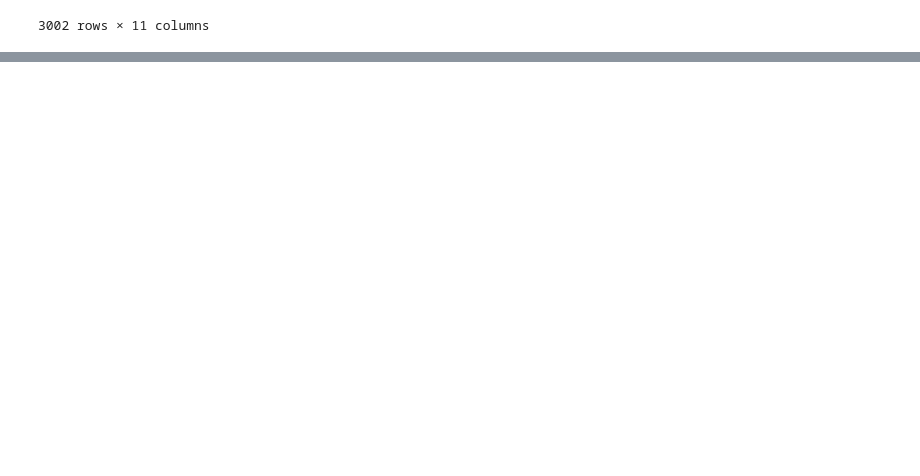
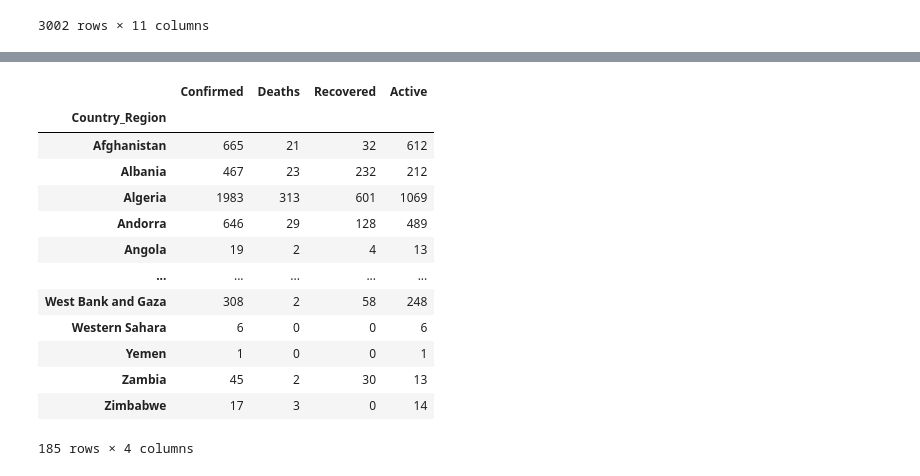
Before and after one commit to ingli96/pandas-lection, a Jupyter notebook: main.ipynb, the cells around one changed output, grey strips where cells are left out. Drawn from its saved outputs; the diff is of its cells as text; code cells hidden in the pictures; blank space fills up the shorter version.

```diff
--- a/main.ipynb
+++ b/main.ipynb
@@ -26,0 +58,19 @@ data
+# %%
+# мне не интересно смотреть в каком именно городе в US заражены, поэтому создам новый фрейм, в котором сгруппирую по странам
+data_country = data.groupby('Country_Region').sum() # сейчас в эту строку не нужно вникать, позже всё само поймется
+data_country
+# %% [output]
+|  | Confirmed | Deaths | Recovered | Active |
+| Country_Region |  |  |  |  |
+| Afghanistan | 665 | 21 | 32 | 612 |
+| Albania | 467 | 23 | 232 | 212 |
+| Algeria | 1983 | 313 | 601 | 1069 |
+| Andorra | 646 | 29 | 128 | 489 |
+| Angola | 19 | 2 | 4 | 13 |
+| ... | ... | ... | ... | ... |
+| West Bank and Gaza | 308 | 2 | 58 | 248 |
+| Western Sahara | 6 | 0 | 0 | 6 |
+| Yemen | 1 | 0 | 0 | 1 |
+| Zambia | 45 | 2 | 30 | 13 |
+| Zimbabwe | 17 | 3 | 0 | 14 |
+185 rows × 4 columns
```
Also changed, not shown: parts of 24 cells of this notebook.
